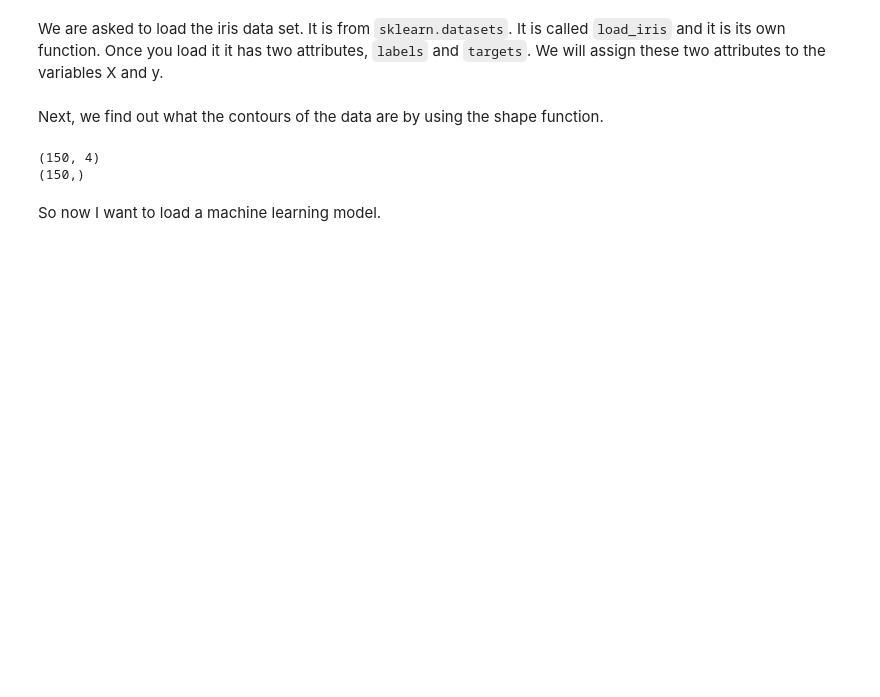
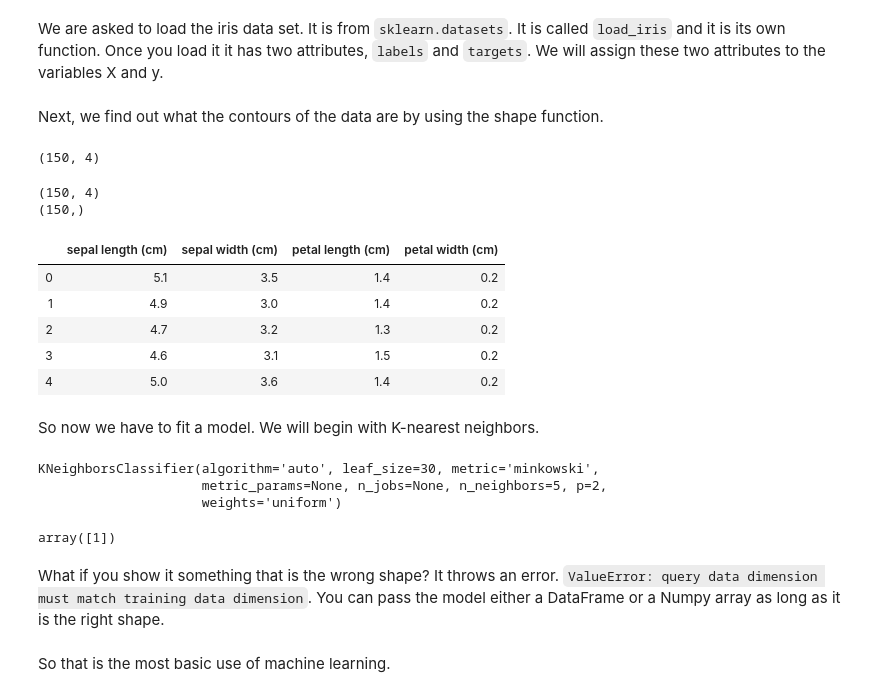
Before and after one commit to michaelreinhard/nlp_markham, a Jupyter notebook: 2020_redo.ipynb, the cells around one changed output. Drawn from its saved outputs; the diff is of its cells as text; code cells hidden in the pictures; blank space fills up the shorter version.

```diff
--- a/2020_redo.ipynb
+++ b/2020_redo.ipynb
@@ -49,11 +49,40 @@ X = data.data
 y = data.target
 # %% [markdown]
 Next, we find out what the contours of the data are by using the shape function.
+# %%
+X.shape
+# %% [output]
+(150, 4)
 # %%
 print(X.shape)
 print(y.shape)
 # %% [output]
 (150, 4)
 (150,)
-# %% [markdown]
-So now I want to load a machine learning model.
+# %%
+pd.DataFrame(X, columns=data.feature_names).head()
+# %% [output]
+|  | sepal length (cm) | sepal width (cm) | petal length (cm) | petal width (cm) |
+| 0 | 5.1 | 3.5 | 1.4 | 0.2 |
+| 1 | 4.9 | 3.0 | 1.4 | 0.2 |
+| 2 | 4.7 | 3.2 | 1.3 | 0.2 |
+| 3 | 4.6 | 3.1 | 1.5 | 0.2 |
+| 4 | 5.0 | 3.6 | 1.4 | 0.2 |
+# %% [markdown]
+So now we have to fit a model. We will begin with K-nearest neighbors.
+# %%
+from sklearn.neighbors import KNeighborsClassifier
+knn = KNeighborsClassifier()
+knn.fit(X,y)
+# %% [output]
+KNeighborsClassifier(algorithm='auto', leaf_size=30, metric='minkowski',
+                     metric_params=None, n_jobs=None, n_neighbors=5, p=2,
+                     weights='uniform')
+# %%
+knn.predict([[3,5,4,2]])
+# %% [output]
+array([1])
+# %% [markdown]
+What if you show it something that is the wrong shape? It throws an error. `ValueError: query data dimension must match training data dimension`. You can pass the model either a DataFrame or a Numpy array as long as it is the right shape.
+# %% [markdown]
+So that is the most basic use of machine learning.
```
Also changed, not shown: parts of 7 cells of this notebook.
